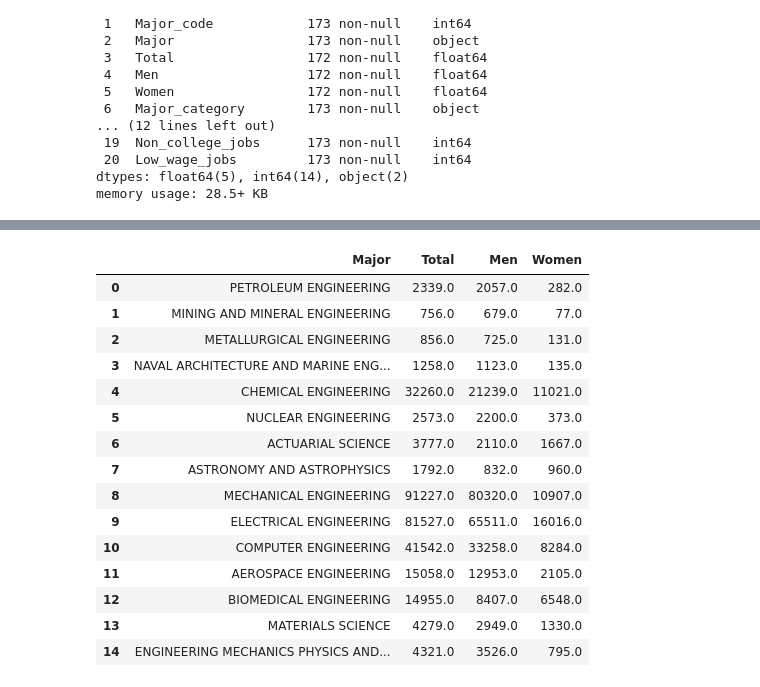
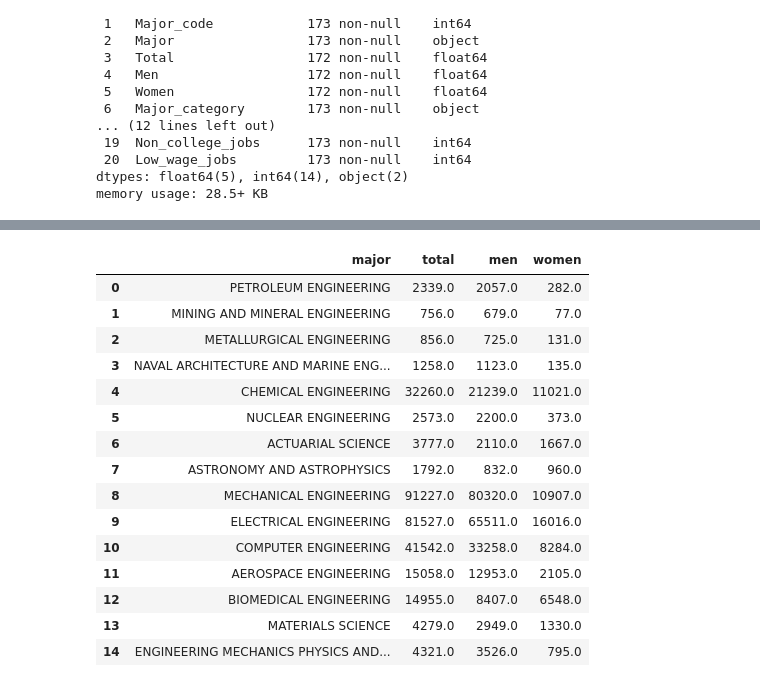
Before and after one commit to dorrajmachai/100DaysOfData, a Jupyter notebook: Day16/EconomicGuideCollegeMajors/egcm.ipynb, the cells around one changed output, grey strips where cells are left out. Saved outputs shown, nothing was run; the diff lists cells and outputs as text; code cells hidden in the pictures.

```diff
--- a/Day16/EconomicGuideCollegeMajors/egcm.ipynb
+++ b/Day16/EconomicGuideCollegeMajors/egcm.ipynb
@@ -101,3 +127,5 @@ memory usage: 28.5+ KB
+# %%
+data = data.rename(str.lower, axis = 'columns')
 # %%
 data.describe()
 # %% [output]
@@ -113,9 +161,9 @@ data.describe()
 # %%
 # total_comp is short for the total number of students in the major compared to the number of men, then women in the major
-total_comp: pd.DataFrame  = data[['Major','Total', 'Men', 'Women']]
+total_comp: pd.DataFrame  = data[['major','total', 'men', 'women']]
 total_comp.head(n = 15)
 # %% [output]
-|  | Major | Total | Men | Women |
+|  | major | total | men | women |
 | 0 | PETROLEUM ENGINEERING | 2339.0 | 2057.0 | 282.0 |
 | 1 | MINING AND MINERAL ENGINEERING | 756.0 | 679.0 | 77.0 |
 | 2 | METALLURGICAL ENGINEERING | 856.0 | 725.0 | 131.0 |
```
Also changed, not shown: parts of 20 cells of this notebook.
